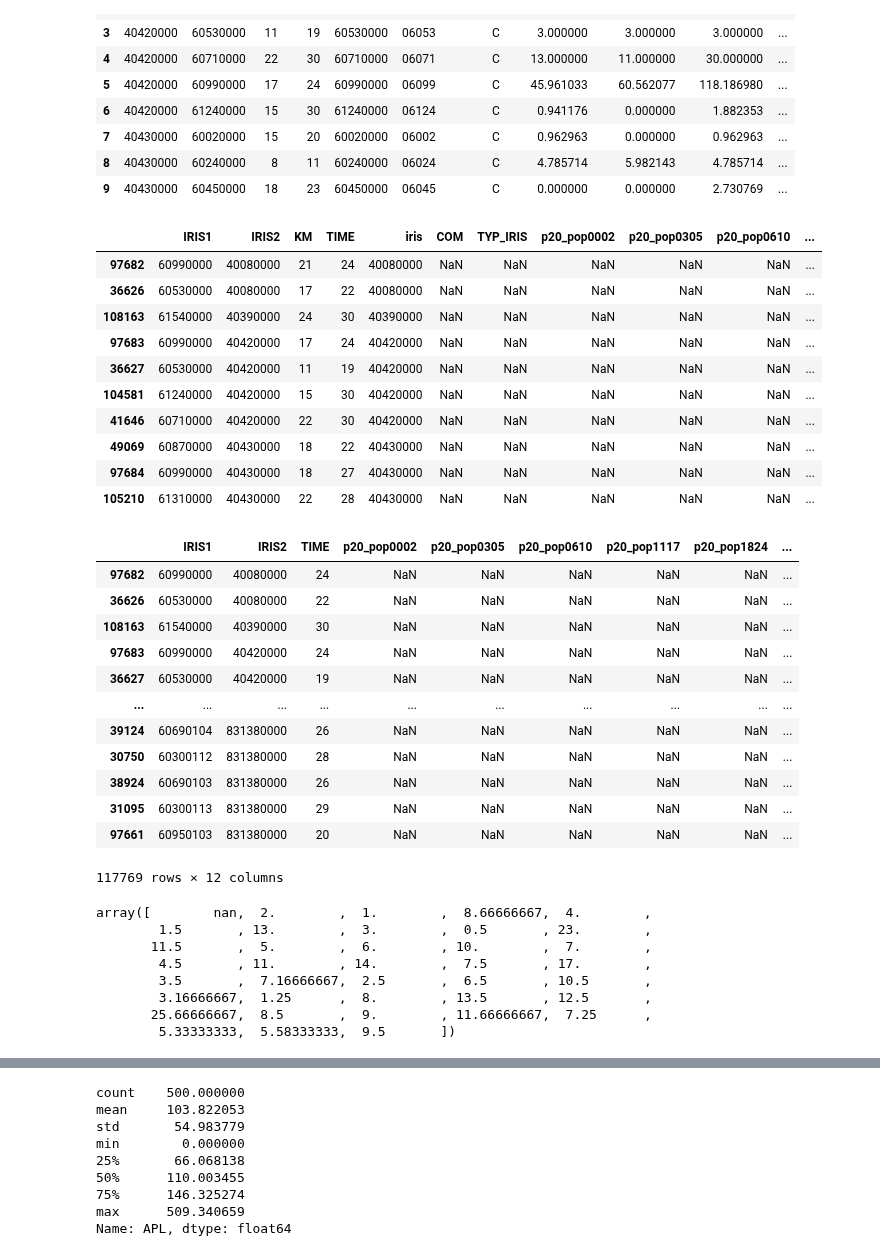
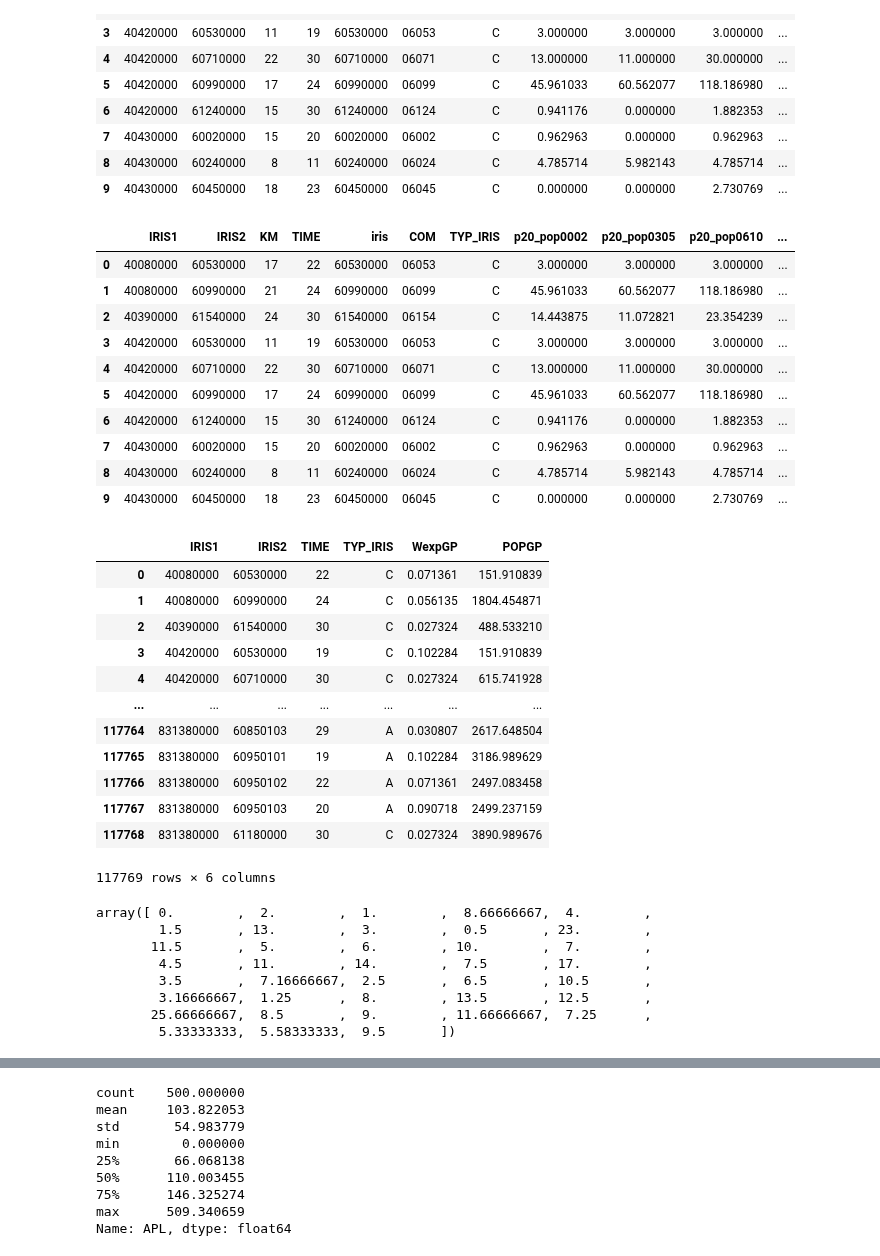
Before and after one commit to cyrilvincent/skema, a Jupyter notebook: apl/apl_gene_2022_no_dta.ipynb, the cells around one changed output, grey strips where cells are left out. Drawn from its saved outputs; the diff is of its cells as text; code cells hidden in the pictures.

```diff
--- a/apl/apl_gene_2022_no_dta.ipynb
+++ b/apl/apl_gene_2022_no_dta.ipynb
@@ -281,7 +281,7 @@ od.head(10)
 | 8 | 40430000 | 60240000 | 8 | 11 | 60240000 | 06024 | C | 4.785714 | 5.982143 | 4.785714 | ... |
 | 9 | 40430000 | 60450000 | 18 | 23 | 60450000 | 06045 | C | 0.000000 | 0.000000 | 2.730769 | ... |
 # %%
-od = od.sort_values(by='IRIS2')
+# od = od.sort_values(by='IRIS2')
 # P19_POP0002 P19_POP0305 P19_POP0610 P19_POP1117 P19_POP1824 P19_POP2539 P19_POP4559 P19_POP6074 P19_POP75P
 pop_cols = ["p20_pop0002", "p20_pop0305", "p20_pop0610", "p20_pop1117", "p20_pop1824", "p20_pop2539", "p20_pop4559", "p20_pop6074", "p20_pop75p"]
 weights = [0.759201627]*4 + [0.784999993, 0.915, 1.05, 1.4, 1.3] # cf doc 070-analyse... p8
@@ -292,47 +292,49 @@ od["POPGP"] = sum(w * od[c] for w, c in zip(weights, pop_cols))
 od.head(10)
 # %% [output]
 |  | IRIS1 | IRIS2 | KM | TIME | iris | COM | TYP_IRIS | p20_pop0002 | p20_pop0305 | p20_pop0610 | ... |
-| 97682 | 60990000 | 40080000 | 21 | 24 | 40080000 | NaN | NaN | NaN | NaN | NaN | ... |
-| 36626 | 60530000 | 40080000 | 17 | 22 | 40080000 | NaN | NaN | NaN | NaN | NaN | ... |
-| 108163 | 61540000 | 40390000 | 24 | 30 | 40390000 | NaN | NaN | NaN | NaN | NaN | ... |
-| 97683 | 60990000 | 40420000 | 17 | 24 | 40420000 | NaN | NaN | NaN | NaN | NaN | ... |
-| 36627 | 60530000 | 40420000 | 11 | 19 | 40420000 | NaN | NaN | NaN | NaN | NaN | ... |
-| 104581 | 61240000 | 40420000 | 15 | 30 | 40420000 | NaN | NaN | NaN | NaN | NaN | ... |
-| 41646 | 60710000 | 40420000 | 22 | 30 | 40420000 | NaN | NaN | NaN | NaN | NaN | ... |
-| 49069 | 60870000 | 40430000 | 18 | 22 | 40430000 | NaN | NaN | NaN | NaN | NaN | ... |
-| 97684 | 60990000 | 40430000 | 18 | 27 | 40430000 | NaN | NaN | NaN | NaN | NaN | ... |
-| 105210 | 61310000 | 40430000 | 22 | 28 | 40430000 | NaN | NaN | NaN | NaN | NaN | ... |
+| 0 | 40080000 | 60530000 | 17 | 22 | 60530000 | 06053 | C | 3.000000 | 3.000000 | 3.000000 | ... |
+| 1 | 40080000 | 60990000 | 21 | 24 | 60990000 | 06099 | C | 45.961033 | 60.562077 | 118.186980 | ... |
+| 2 | 40390000 | 61540000 | 24 | 30 | 61540000 | 06154 | C | 14.443875 | 11.072821 | 23.354239 | ... |
+| 3 | 40420000 | 60530000 | 11 | 19 | 60530000 | 06053 | C | 3.000000 | 3.000000 | 3.000000 | ... |
+| 4 | 40420000 | 60710000 | 22 | 30 | 60710000 | 06071 | C | 13.000000 | 11.000000 | 30.000000 | ... |
+| 5 | 40420000 | 60990000 | 17 | 24 | 60990000 | 06099 | C | 45.961033 | 60.562077 | 118.186980 | ... |
+| 6 | 40420000 | 61240000 | 15 | 30 | 61240000 | 06124 | C | 0.941176 | 0.000000 | 1.882353 | ... |
+| 7 | 40430000 | 60020000 | 15 | 20 | 60020000 | 06002 | C | 0.962963 | 0.000000 | 0.962963 | ... |
+| 8 | 40430000 | 60240000 | 8 | 11 | 60240000 | 06024 | C | 4.785714 | 5.982143 | 4.785714 | ... |
+| 9 | 40430000 | 60450000 | 18 | 23 | 60450000 | 06045 | C | 0.000000 | 0.000000 | 2.730769 | ... |
 # %%
 # KM iris COM TYP_IRIS MODIF_IRIS LAB_IRIS P19_POP P19_POP0002 P19_POP0305 P19_POP0610 P19_POP1117 P19_POP1824 P19_POP2539 P19_POP4054 P19_POP5564 P19_POP6579 P19_POP80P P19_POP0014 P19_POP1529 P19_POP3044 P19_POP4559 P19_POP6074 P19_POP75P P19_POP0019 P19_POP2064 P19_POP65P P19_POPH P19_H0014 P19_H1529 P19_H3044 P19_H4559 P19_H6074 P19_H75P P19_H0019 P19_H2064 P19_H65P P19_POPF P19_F0014 P19_F1529 P19_F3044 P19_F4559 P19_F6074 P19_F75P P19_F0019 P19_F2064 P19_F65P _merge WexpGP POPGP
 od = od.drop(["KM","iris","COM"], axis=1)
 for col in od.columns:
-    if col.startswith("P20"):
+    if col.startswith("p20"):
         od = od.drop(col, axis=1)
-od2 = od.drop(["WexpGP","POPGP", "TYP_IRIS"], axis=1)
-# od2.to_csv("ODgeneralistes06.csv", index=False)
-od2
+# od2 = od.drop(["WexpGP","POPGP", "TYP_IRIS"], axis=1)
+# # od2.to_csv("ODgeneralistes06.csv", index=False)
+# od2
+od
 # %% [output]
-|  | IRIS1 | IRIS2 | TIME | p20_pop0002 | p20_pop0305 | p20_pop0610 | p20_pop1117 | p20_pop1824 | ... |
-| 97682 | 60990000 | 40080000 | 24 | NaN | NaN | NaN | NaN | NaN | ... |
-| 36626 | 60530000 | 40080000 | 22 | NaN | NaN | NaN | NaN | NaN | ... |
-| 108163 | 61540000 | 40390000 | 30 | NaN | NaN | NaN | NaN | NaN | ... |
-| 97683 | 60990000 | 40420000 | 24 | NaN | NaN | NaN | NaN | NaN | ... |
-| 36627 | 60530000 | 40420000 | 19 | NaN | NaN | NaN | NaN | NaN | ... |
-| ... | ... | ... | ... | ... | ... | ... | ... | ... | ... |
-| 39124 | 60690104 | 831380000 | 26 | NaN | NaN | NaN | NaN | NaN | ... |
-| 30750 | 60300112 | 831380000 | 28 | NaN | NaN | NaN | NaN | NaN | ... |
-| 38924 | 60690103 | 831380000 | 26 | NaN | NaN | NaN | NaN | NaN | ... |
-| 31095 | 60300113 | 831380000 | 29 | NaN | NaN | NaN | NaN | NaN | ... |
-| 97661 | 60950103 | 831380000 | 20 | NaN | NaN | NaN | NaN | NaN | ... |
+|  | IRIS1 | IRIS2 | TIME | TYP_IRIS | WexpGP | POPGP |
+| 0 | 40080000 | 60530000 | 22 | C | 0.071361 | 151.910839 |
+| 1 | 40080000 | 60990000 | 24 | C | 0.056135 | 1804.454871 |
+| 2 | 40390000 | 61540000 | 30 | C | 0.027324 | 488.533210 |
+| 3 | 40420000 | 60530000 | 19 | C | 0.102284 | 151.910839 |
+| 4 | 40420000 | 60710000 | 30 | C | 0.027324 | 615.741928 |
+| ... | ... | ... | ... | ... | ... | ... |
+| 117764 | 831380000 | 60850103 | 29 | A | 0.030807 | 2617.648504 |
+| 117765 | 831380000 | 60950101 | 19 | A | 0.102284 | 3186.989629 |
+| 117766 | 831380000 | 60950102 | 22 | A | 0.071361 | 2497.083458 |
+| 117767 | 831380000 | 60950103 | 20 | A | 0.090718 | 2499.237159 |
+| 117768 | 831380000 | 61180000 | 30 | C | 0.027324 | 3890.989676 |
-117769 rows × 12 columns
+117769 rows × 6 columns
 # %%
 od["iris"] = od["IRIS1"]
 od = od.sort_values(by='IRIS1')
 nbgp = gene
 od = od.merge(nbgp, on="iris", how="left", suffixes=('', ''))
 od["NB"].unique()
+od
 # %% [output]
-array([        nan,  2.        ,  1.        ,  8.66666667,  4.        ,
+array([ 0.        ,  2.        ,  1.        ,  8.66666667,  4.        ,
         1.5       , 13.        ,  3.        ,  0.5       , 23.        ,
        11.5       ,  5.        ,  6.        , 10.        ,  7.        ,
         4.5       , 11.        , 14.        ,  7.5       , 17.        ,
```
Also changed, not shown: parts of 6 cells of this notebook, 4 other files.
